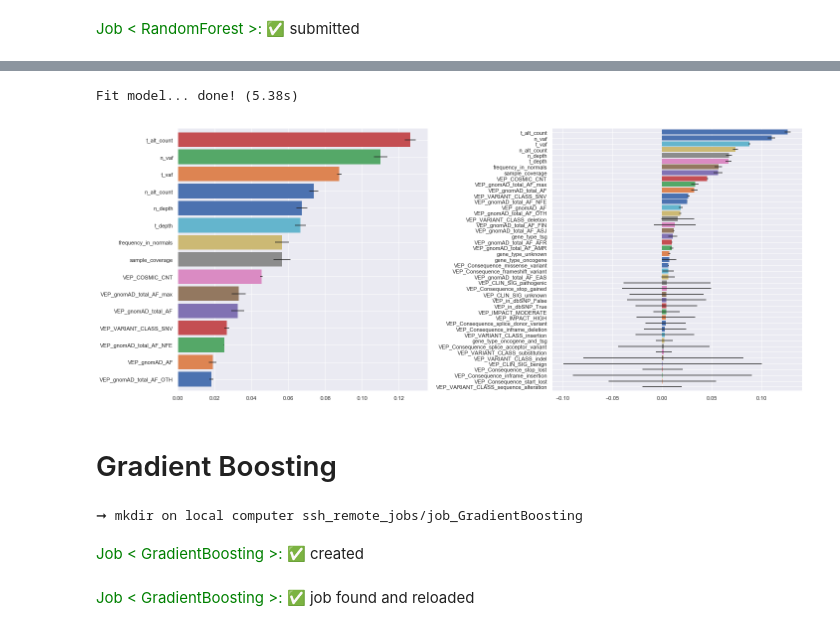
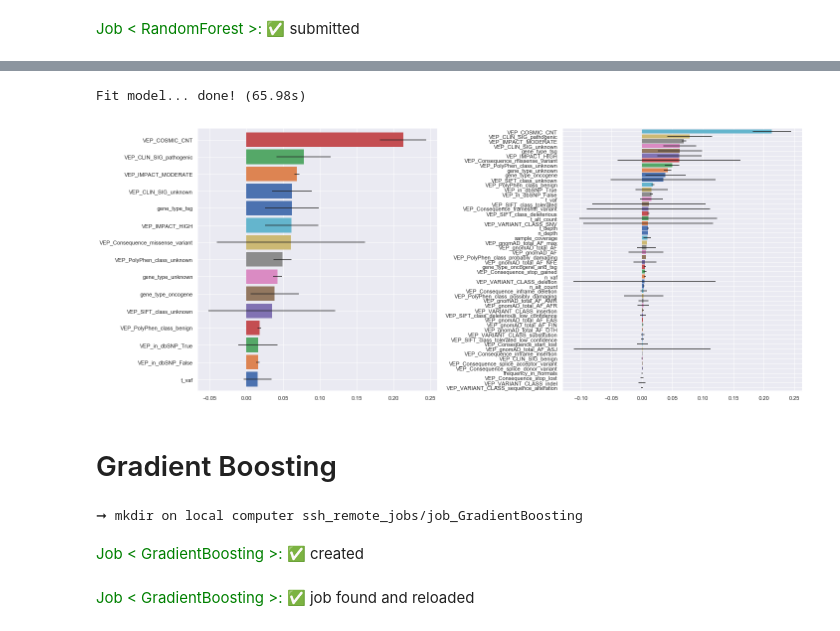
Before and after one commit to pierreguilmin/impact-annotator_v2, a Jupyter notebook: analysis/prediction/driver_classification/algorithm_comparison.ipynb, the cells around one changed output, grey strips where cells are left out. Saved outputs shown, nothing was run; the diff lists cells and outputs as text; code cells hidden in the pictures.

```diff
--- a/analysis/prediction/driver_classification/algorithm_comparison.ipynb
+++ b/analysis/prediction/driver_classification/algorithm_comparison.ipynb
@@ -656,19 +655,19 @@ summary.add(job.metrics, 'RandomForest', 'purple')
 # %%
 from sklearn.ensemble import RandomForestClassifier
 
 model_bestRF = make_pipeline(RandomUnderSampler(ratio='majority', random_state=42),
-                             RandomForestClassifier(random_state=42, n_estimators=1000, max_depth=20, criterion='entropy', n_jobs=5))
+                             RandomForestClassifier(random_state=42, n_estimators=1000, max_depth=18, criterion='entropy', n_jobs=5))
 
 metrics = Metrics(model_bestRF, X, y, cv_strategy, n_jobs=5, run_model=False)
 metrics.plot_features_importance(random_forest=True, pipeline_step_index=1)
 # %% [output]
-Fit model... done! (5.38s)
+Fit model... done! (65.98s)
-[figure, old version]
+[figure, new version]
 # %% [markdown]
 # Gradient Boosting
-# %%
-job = Selene_Job('GradientBoosting', 'guilminp', '/home/guilminp/impact-annotator/analysis/prediction/driver_classification/ssh_remote_jobs', 'ssh_remote_jobs')
-# %% [output]
-➞ mkdir on local computer ssh_remote_jobs/job_GradientBoosting
-<span style="color:green">Job < GradientBoosting >: </span>✅ created
+# %%
+job = Selene_Job('GradientBoosting')
+# %% [output]
+➞ mkdir on local computer ssh_remote_jobs/job_GradientBoosting
+<span style="color:green">Job < GradientBoosting >: </span>✅ created
 # %%
```
Also changed, not shown: parts of 44 cells of this notebook, 43 other files.
